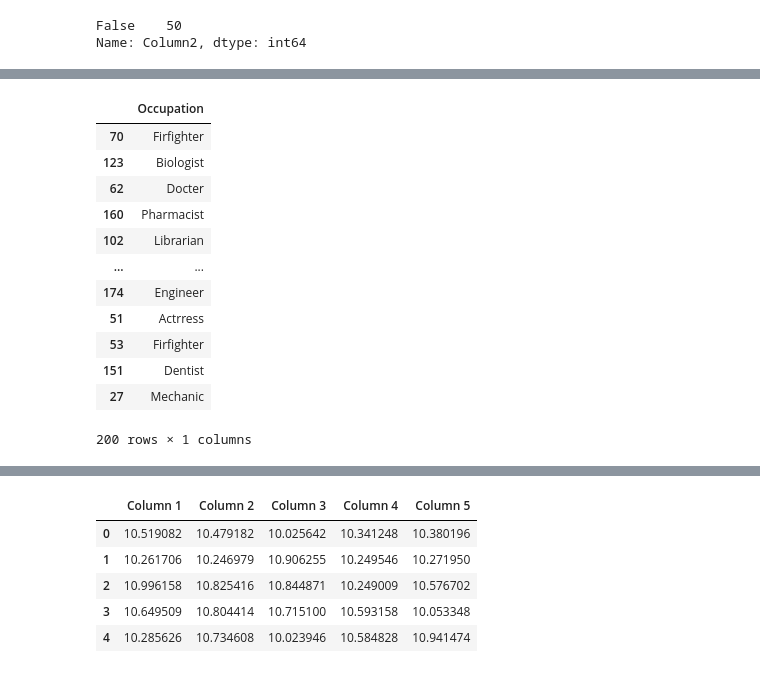
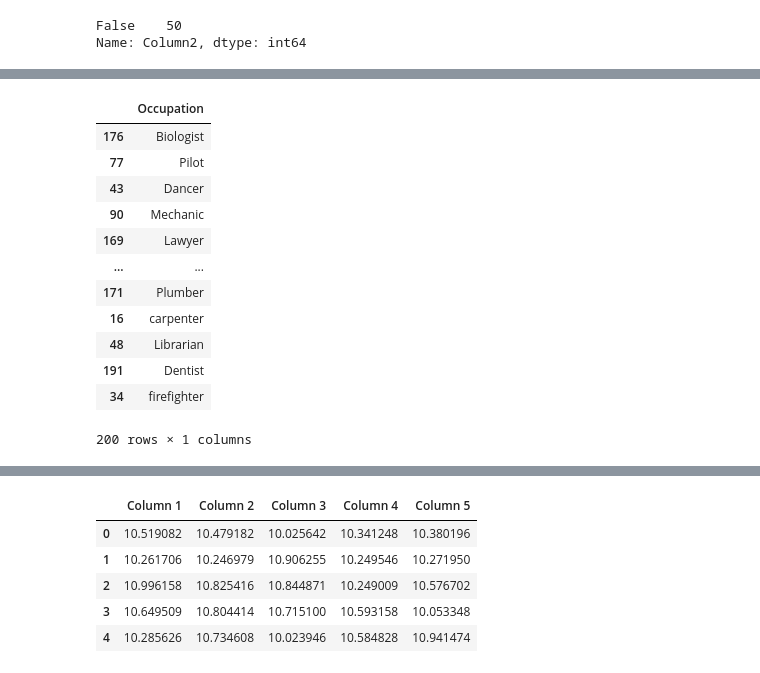
Before and after one commit to Kokolipa/CleanData-package, a Jupyter notebook: Evaluation/package_playground.ipynb, the cells around one changed output, grey strips where cells are left out. Drawn from its saved outputs; the diff is of its cells as text; code cells hidden in the pictures.

```diff
--- a/Evaluation/package_playground.ipynb
+++ b/Evaluation/package_playground.ipynb
@@ -391,4 +479,5 @@ CleanData.anomalies.Anomalies.find_date_anomalies(df, date_column='Date', identi
 # %%
+# Import dependencies
 import pandas as pd
 import random
 
@@ -403,85 +492,48 @@ occupations_with_typos = [
     "Nurse",
     "Actrress",
     "Pilot",
-    "Surgeon",
-    "Artst",
-    "Enginer",
-    "Dancer",
-    "Psychologst",
-    "Carpentor",
-    "Laweyer",
-    "Pharmacst",
-    "Firfighter",
-    "Plumber",
-    "Electrian",
-    "Bakker",
-    "Mechanic",
-    "Veternarian",
-    "Hairsylist",
-    "Archeologst",
-    "Librarian",
-    "Receptionist",
-    "Biologist",
-    "Mathmetician",
-    "Chemeist"
+    "Surgeon"
 ]
 
 # List of correct occupations
 correct_occupations = [
     "Doctor",
     "Engineer",
     "Programmer",
     "Teacher",
     "Dentist",
     "Writer",
     "Nurse",
     "Actress",
     "Pilot",
-    "Surgeon",
-    "Artist",
-    "Engineer",
-    "Dancer",
-    "Psychologist",
-    "Carpenter",
-    "Lawyer",
-    "Pharmacist",
-    "Firefighter",
-    "Plumber",
-    "Electrician",
-    "Baker",
-    "Mechanic",
-    "Veterinarian",
-    "Hairstylist",
-    "Archaeologist",
-    "Librarian",
-    "Receptionist",
-    "Biologist",
-    "Mathematician",
-    "Chemist"
+    "Surgeon"
 ]
 
 # Generate a dataframe with 100 records
 occupation_df_typos = pd.DataFrame({'Occupation': [random.choice(occupations_with_typos) for _ in range(100)]})
 occupation_df_correct = pd.DataFrame({'Occupation': [random.choice(correct_occupations) for _ in range(100)]})
 
 # Concatenate the dataframes
 occupation_df = pd.concat([occupation_df_typos, occupation_df_correct], ignore_index=True)
 
 # Display the dataframe
 occupation_df = occupation_df.sample(frac=1)
 
-occupation_df
+# Apply correction to the entire dataframe
+corrected_df = occupation_df.applymap(CleanData.text_typos.TextTypos.correct_word)
+
+corrected_df
 # %% [output]
 |  | Occupation |
-| 70 | Firfighter |
-| 123 | Biologist |
-| 62 | Docter |
-| 160 | Pharmacist |
-| 102 | Librarian |
+| 176 | Biologist |
+| 77 | Pilot |
+| 43 | Dancer |
+| 90 | Mechanic |
+| 169 | Lawyer |
 | ... | ... |
-| 174 | Engineer |
-| 51 | Actrress |
-| 53 | Firfighter |
-| 151 | Dentist |
-| 27 | Mechanic |
+| 171 | Plumber |
+| 16 | carpenter |
+| 48 | Librarian |
+| 191 | Dentist |
+| 34 | firefighter |
 200 rows × 1 columns
```
Also changed, not shown: parts of 27 cells of this notebook, 47 other files.
